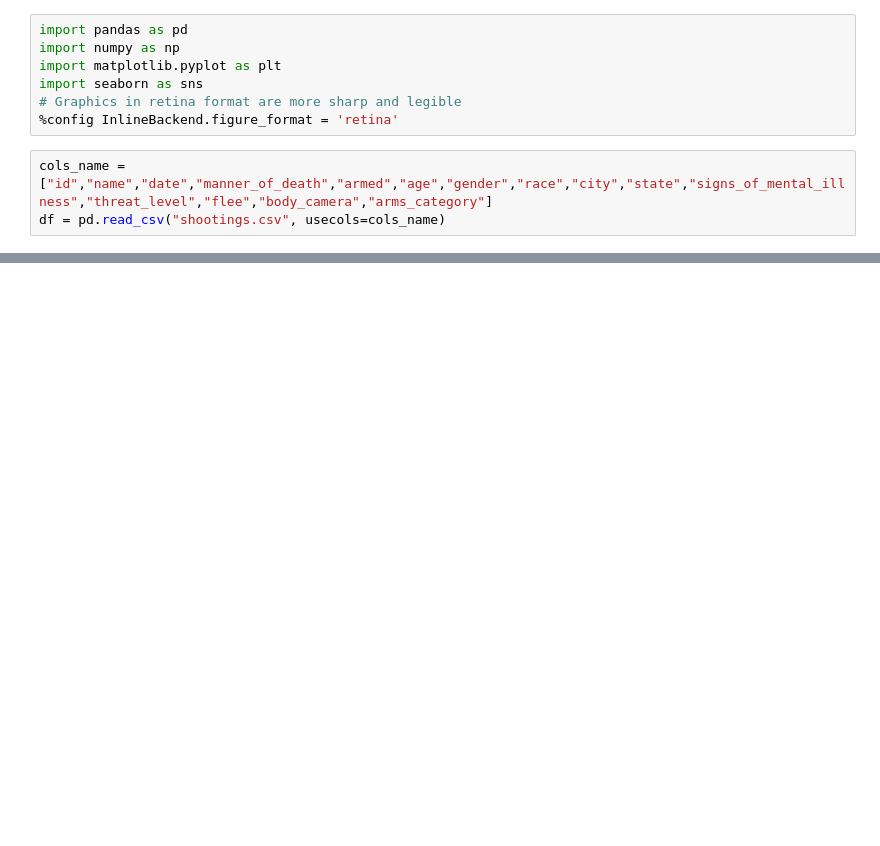
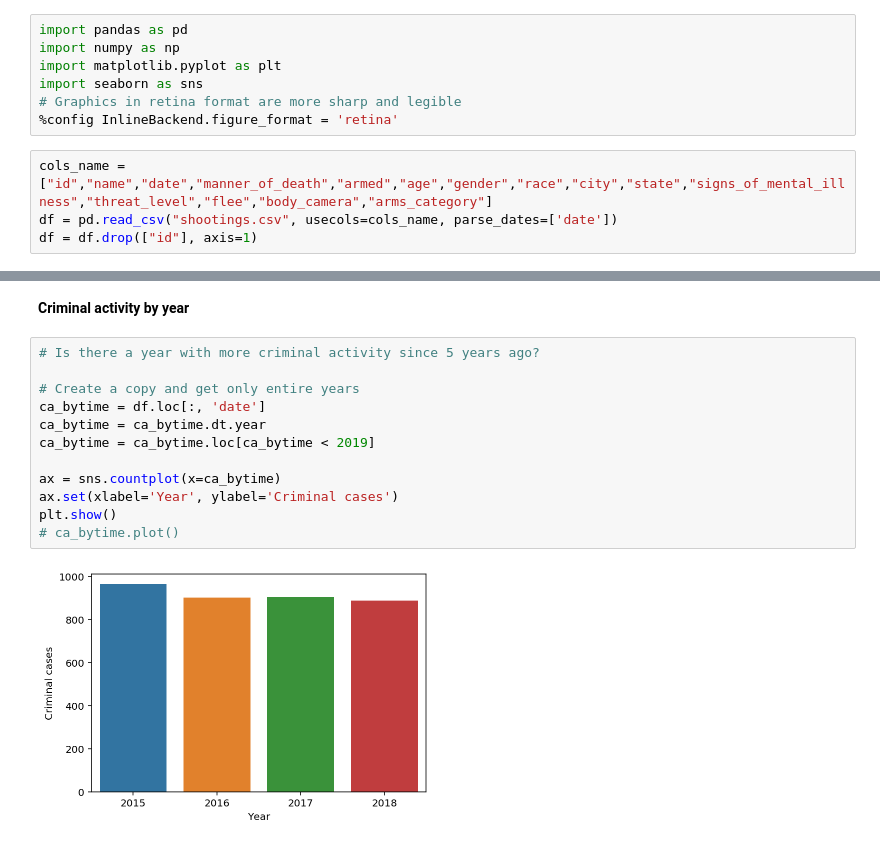
Before and after one commit to javsanbel2/betaproject, a Jupyter notebook: beta_javier.ipynb, the cells around one changed output, grey strips where cells are left out. Saved outputs shown, nothing was run; the diff lists cells and outputs as text; blank space fills up the shorter version.

```diff
--- a/beta_javier.ipynb
+++ b/beta_javier.ipynb
@@ -7,4 +24,5 @@ import seaborn as sns
 %config InlineBackend.figure_format = 'retina'
 # %%
 cols_name = ["id","name","date","manner_of_death","armed","age","gender","race","city","state","signs_of_mental_illness","threat_level","flee","body_camera","arms_category"]
-df = pd.read_csv("shootings.csv", usecols=cols_name)
+df = pd.read_csv("shootings.csv", usecols=cols_name, parse_dates=['date'])
+df = df.drop(["id"], axis=1)
@@ -91,0 +61,16 @@ TypeError: bar() got multiple values for argument 'height'
+# %% [markdown]
+<b>Criminal activity by year<b>
+# %%
+# Is there a year with more criminal activity since 5 years ago?
+
+# Create a copy and get only entire years
+ca_bytime = df.loc[:, 'date']
+ca_bytime = ca_bytime.dt.year
+ca_bytime = ca_bytime.loc[ca_bytime < 2019]
+
+ax = sns.countplot(x=ca_bytime)
+ax.set(xlabel='Year', ylabel='Criminal cases')
+plt.show()
+# ca_bytime.plot()
+# %% [output]
+[figure, added]
```
Also changed, not shown: parts of 14 cells of this notebook.
